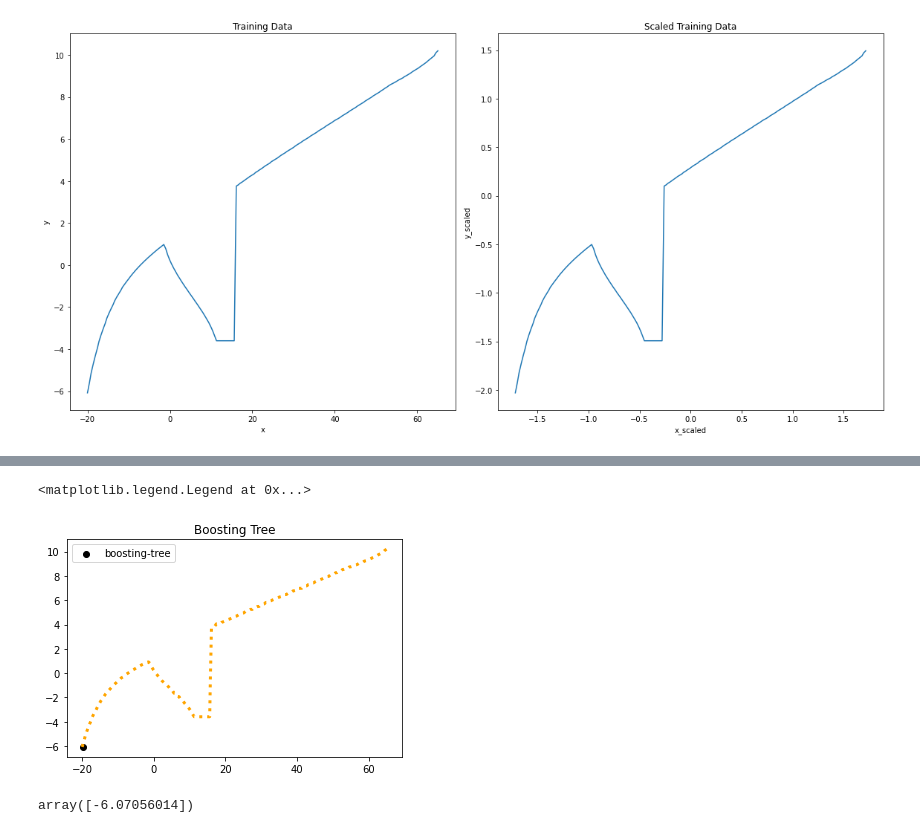
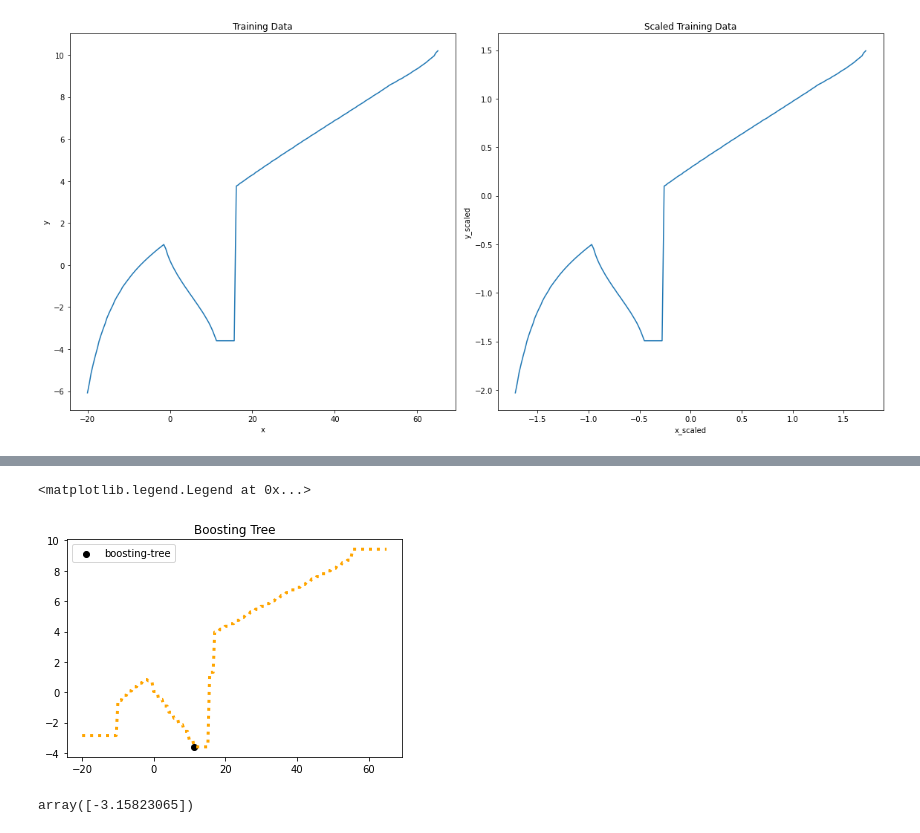
Before and after one commit to linshumeng/OMLT_ML, a Jupyter notebook: debug/lightgbm_bugtest.ipynb, the cells around one changed output, grey strips where cells are left out. Drawn from its saved outputs; the diff is of its cells as text; code cells hidden in the pictures.

```diff
--- a/Sklearn_boosting.ipynb
+++ b/debug/lightgbm_bugtest.ipynb
@@ -92,6 +21,6 @@ import onnxmltools.convert.lightgbm.convert
 # %%
 # first dataset
-df = pd.read_csv(r"./data/polynomial3.csv")
+df = pd.read_csv("../data/polynomial3.csv")
 #retrieve input 'x' and output 'y' from the dataframe
 x = df["theta"]
 y = df["z"]
@@ -140,10 +61,40 @@ y_predict_lt = y_predict_scaled_lt * (std_data['y']) + mean_data['y']
 # %%
+train_data = lgb.Dataset(x_scaled, label=y_scaled)
+params = {
+    "objective": "regression",
+    "metric": "rmse",
+    "learning_rate": 1,
+    # "verbosity": 2, # full log
+    "verbosity": -1,
+    # 'linear_tree': True,
+    'num_iterations': 100,
+}
+
+model_lgb = lgb.train(params, train_data)
+y_pred_lgb = model_lgb.predict(x_scaled)
+y_predict_lgb = y_pred_lgb * (std_data['y']) + mean_data['y']
+
 #create a single plot with the original data and each neural network's predictions
 fig, ax = plt.subplots(1, figsize=(8, 8))
 ax.plot(x, y, linewidth=3.0, label="data", alpha=0.5)
-ax.plot(x, y_predict_lt, linewidth=3.0,
-        linestyle="dotted", label="boosting-tree")
+ax.plot(x, y_predict_lgb, linewidth=3.0,
+        linestyle="dotted", label="lgb")
 plt.xlabel("x")
 plt.ylabel("y")
 plt.legend()
+
+#create an omlt scaling object
+scaler = omlt.scaling.OffsetScaling(offset_inputs=[mean_data['x']],
+                    factor_inputs=[std_data['x']],
+                    offset_outputs=[mean_data['y']],
+                    factor_outputs=[std_data['y']])
+
+#create the input bounds. note that the key `0` corresponds to input `0` and that we also scale the input bounds
+input_bounds={0:((min(df['x']) - mean_data['x'])/std_data['x'],
+                 (max(df['x']) - mean_data['x'])/std_data['x'])};
+print(scaler)
+print("Scaled input bounds: ",input_bounds)
+
+initial_type = [('float_input', FloatTensorType([-1, 1]))]
+onnx_model_lgb = onnxmltools.convert_lightgbm(model_lgb, initial_types=initial_type)
 # %% [output]
@@ -231,15 +166,15 @@ y =  -6.070560102426102
 # %%
-plt.plot(x, y_predict_lt,linewidth = 3.0,linestyle="dotted",color = "orange")
+plt.plot(x, y_predict_lgb,linewidth = 3.0,linestyle="dotted",color = "orange")
 plt.title("Boosting Tree")
 plt.scatter([solution_1_bt[0]],[solution_1_bt[1]],color = "black", label="boosting-tree")
 plt.legend()
 # %% [output]
 <matplotlib.legend.Legend at 0x...>
-[figure, old version]
+[figure, new version]
 # %%
 x_point = np.array((pyo.value(model1.x) -  mean_data['x']) / std_data['x'])
-y_point = regr.predict(x_point.reshape(-1, 1))
+y_point = model_lgb.predict(x_point.reshape(-1, 1))
 y_point = y_point * (std_data['y']) + mean_data['y']
 y_point
 # %% [output]
-array([-6.07056014])
+array([-3.15823065])
```
Also changed, not shown: parts of 11 cells of this notebook, 1 other file.
